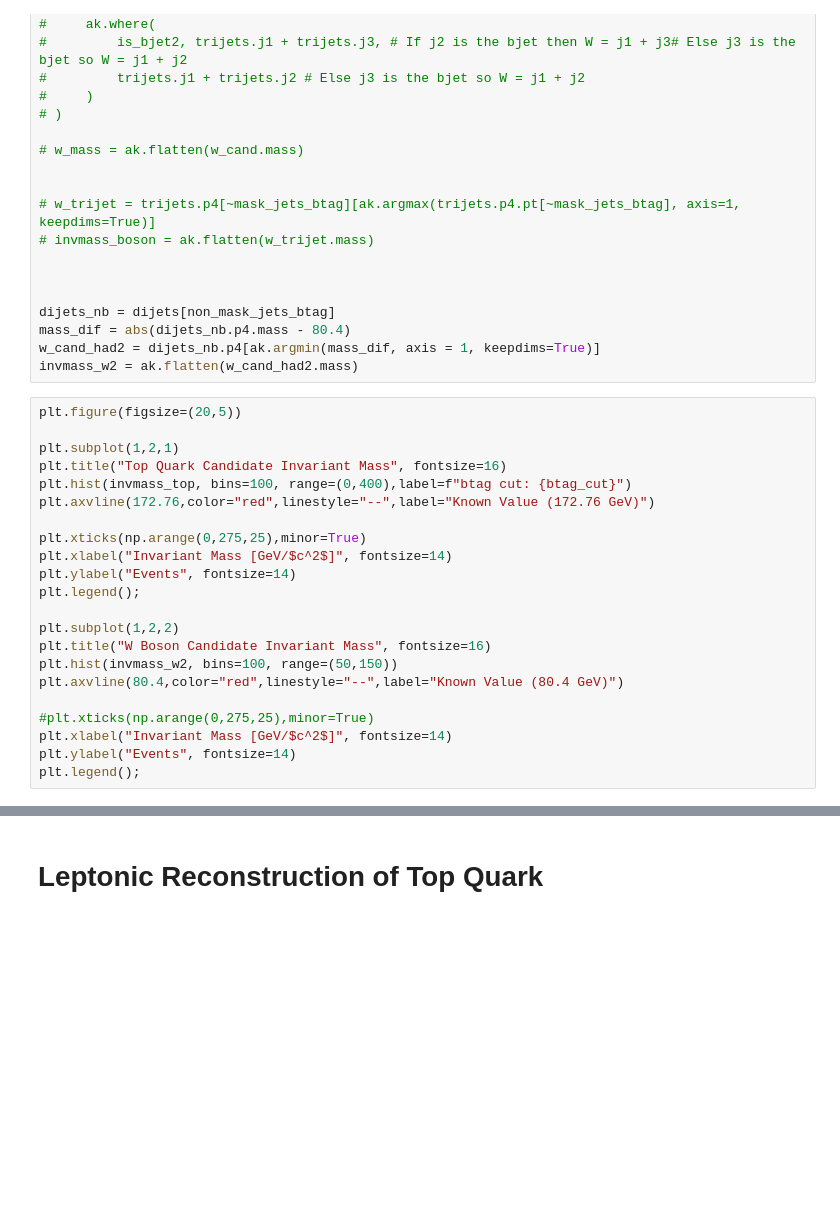
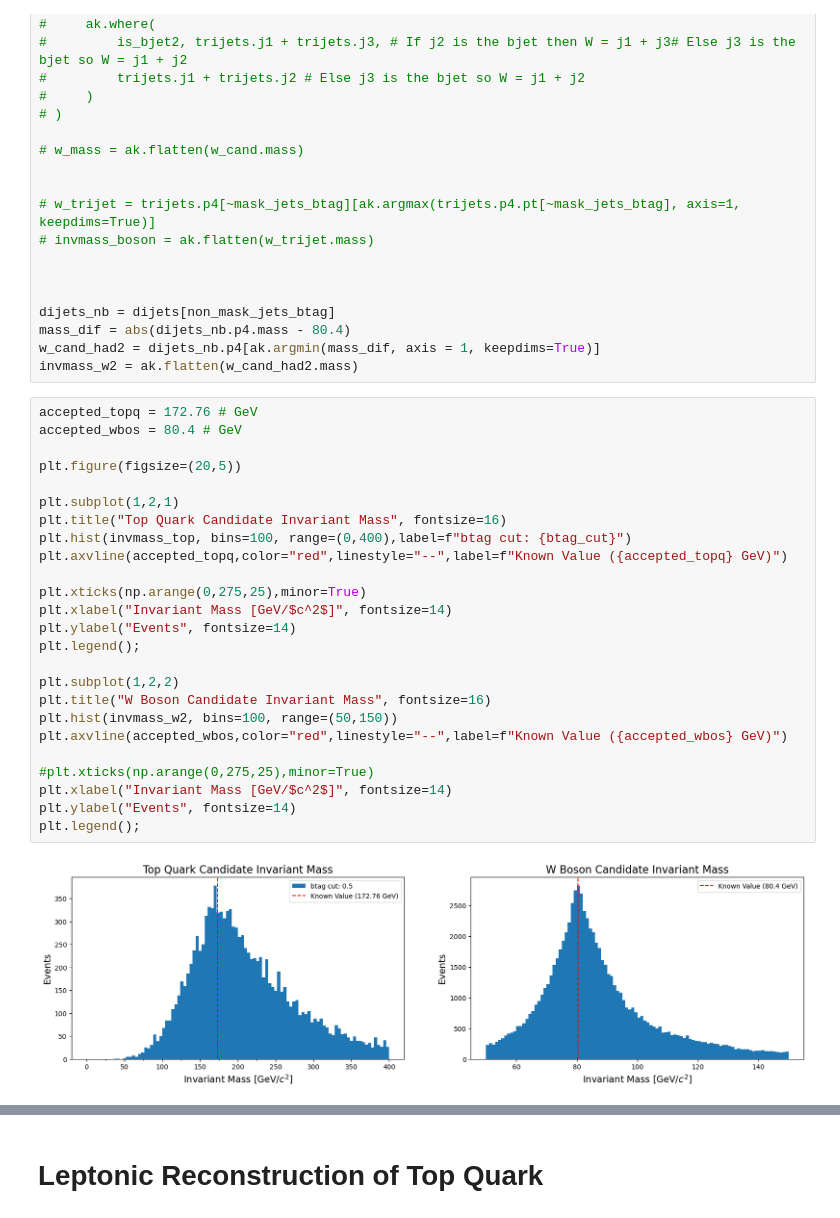
Before and after one commit to mattbellis/CMS-top-BNV2, a Jupyter notebook: analysis_template_Collin.ipynb, the cells around one changed output, grey strips where cells are left out. Drawn from its saved outputs; the diff is of its cells as text; blank space fills up the shorter version.

```diff
--- a/analysis_template_Collin.ipynb
+++ b/analysis_template_Collin.ipynb
@@ -751,27 +804,32 @@ mass_dif = abs(dijets_nb.p4.mass - 80.4)
 w_cand_had2 = dijets_nb.p4[ak.argmin(mass_dif, axis = 1, keepdims=True)]
 invmass_w2 = ak.flatten(w_cand_had2.mass)
 # %%
+accepted_topq = 172.76 # GeV
+accepted_wbos = 80.4 # GeV
+
 plt.figure(figsize=(20,5))
 
 plt.subplot(1,2,1)
 plt.title("Top Quark Candidate Invariant Mass", fontsize=16)
 plt.hist(invmass_top, bins=100, range=(0,400),label=f"btag cut: {btag_cut}")
-plt.axvline(172.76,color="red",linestyle="--",label="Known Value (172.76 GeV)")
+plt.axvline(accepted_topq,color="red",linestyle="--",label=f"Known Value ({accepted_topq} GeV)")
 
 plt.xticks(np.arange(0,275,25),minor=True)
 plt.xlabel("Invariant Mass [GeV/$c^2$]", fontsize=14)
 plt.ylabel("Events", fontsize=14)
 plt.legend();
 
 plt.subplot(1,2,2)
 plt.title("W Boson Candidate Invariant Mass", fontsize=16)
 plt.hist(invmass_w2, bins=100, range=(50,150))
-plt.axvline(80.4,color="red",linestyle="--",label="Known Value (80.4 GeV)")
+plt.axvline(accepted_wbos,color="red",linestyle="--",label=f"Known Value ({accepted_wbos} GeV)")
 
 #plt.xticks(np.arange(0,275,25),minor=True)
 plt.xlabel("Invariant Mass [GeV/$c^2$]", fontsize=14)
 plt.ylabel("Events", fontsize=14)
 plt.legend();
+# %% [output]
+[figure, added]
 # %%
 plt.figure(figsize=(20,5))
 
```
Also changed, not shown: parts of 48 cells of this notebook.
